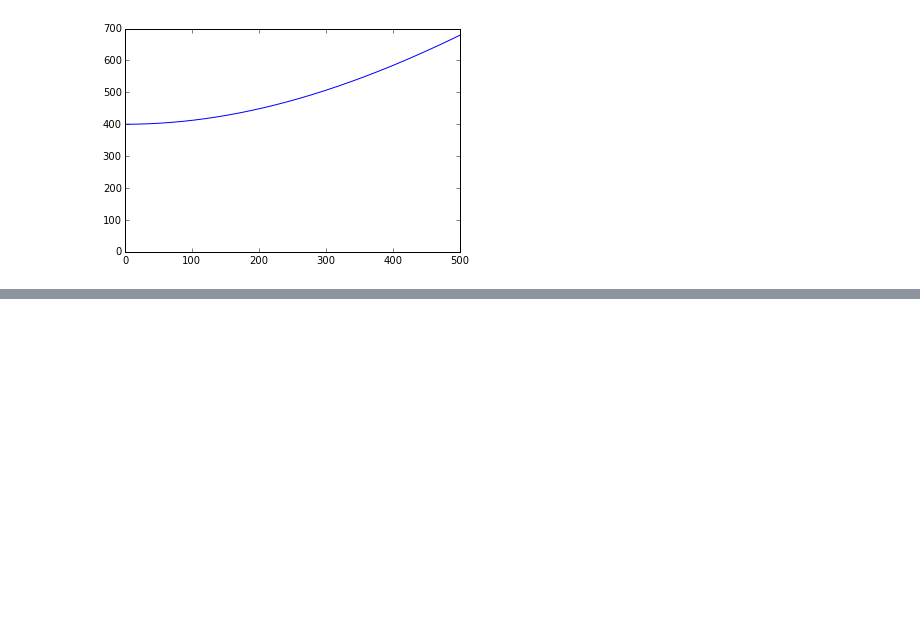
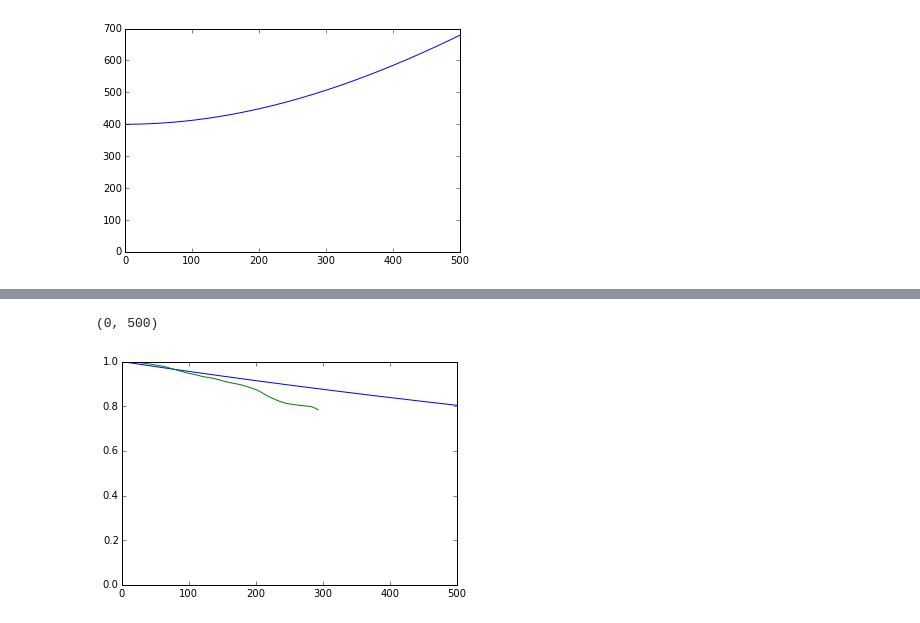
Before and after one commit to aemerick/dwarfs, a Jupyter notebook: analysis/analytic_model/equation_testing.ipynb, the cells around one changed output, grey strips where cells are left out. Saved outputs shown, nothing was run; the diff lists cells and outputs as text; code cells hidden in the pictures; blank space fills up the shorter version.

```diff
--- a/analysis/analytic_model/equation_testing.ipynb
+++ b/analysis/analytic_model/equation_testing.ipynb
@@ -9,3 +8,7 @@ using cgs py
+# %%
+fpath = '/home/emerick/Research/dwarfs/flash_runs/carina_final/'
+
+mass_adiabatic = np.genfromtxt(fpath + "../carina_adiabatic/mass_evolution_0-300.dat",names=True)
 # %%
 def solvr(x,t,A):
     return [x[1],A/x[0]]
@@ -101,0 +105,17 @@ cgs.G*1.0E4*cgs.Msun*1.0*cgs.mp/(cgs.pc)
+# %%
+rho_halo = carina.ic['n_halo'] * cgs.mp * carina.ic['mu_halo']
+v = 200.0E5
+R_o = carina.ic['RM']
+M_o = 6.6E5 * cgs.Msun # approx
+
+t = np.linspace(0.0,1200.0,1000.0)*cgs.Myr
+
+soln = integrate.odeint(KH, [M_o,R_o],t, args=(rho_halo, v, carina.find_density_profile,))
+M_KH = soln[:,0]; R_KH = soln[:,1]
+plt.plot(t/cgs.Myr,M_KH/(M_KH[0]))
+plt.plot(mass_adiabatic['t'], mass_adiabatic['m']/mass_adiabatic['m'][0])
+plt.ylim(0,1)
+plt.xlim(0,500)
+# %% [output]
+(0, 500)
+[figure, added]
```
Also changed, not shown: parts of 15 cells of this notebook.
